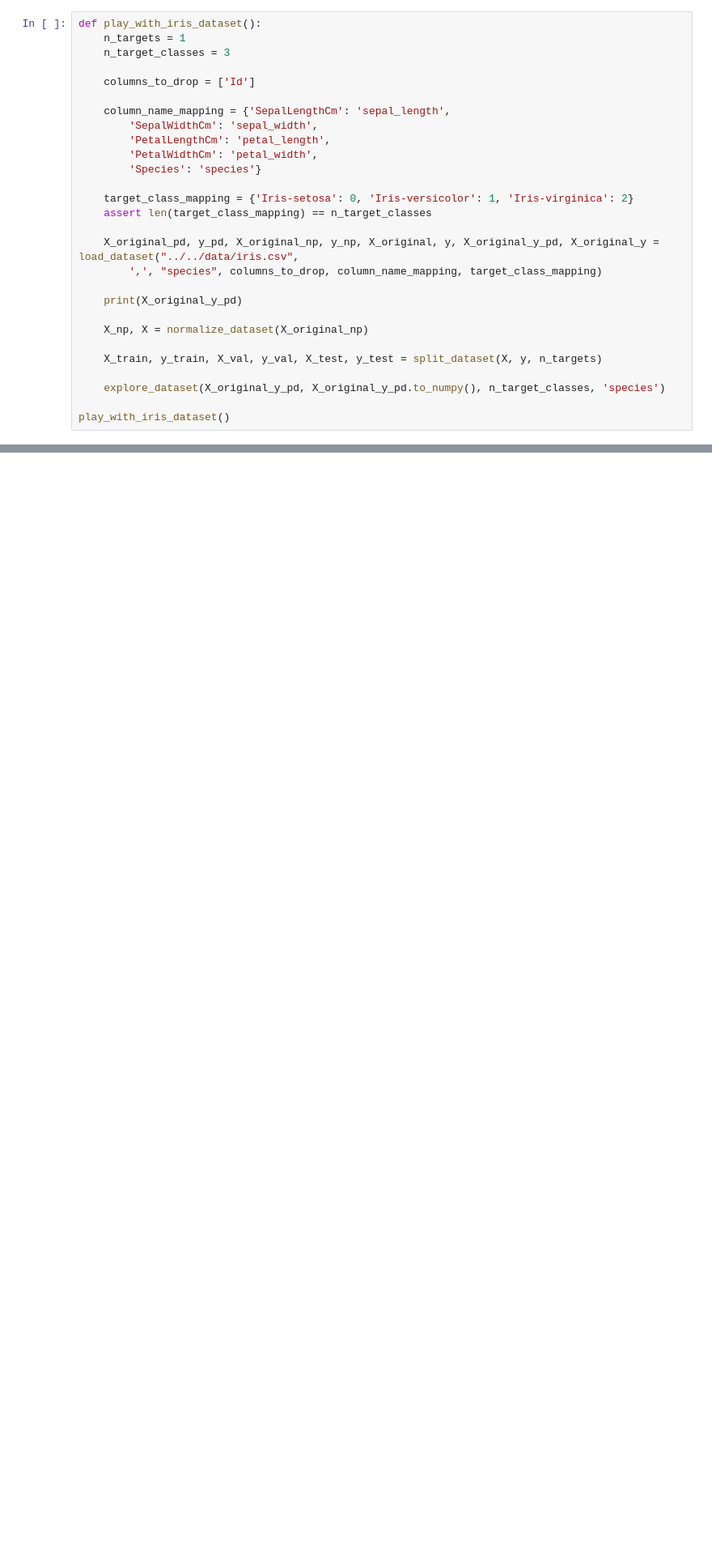
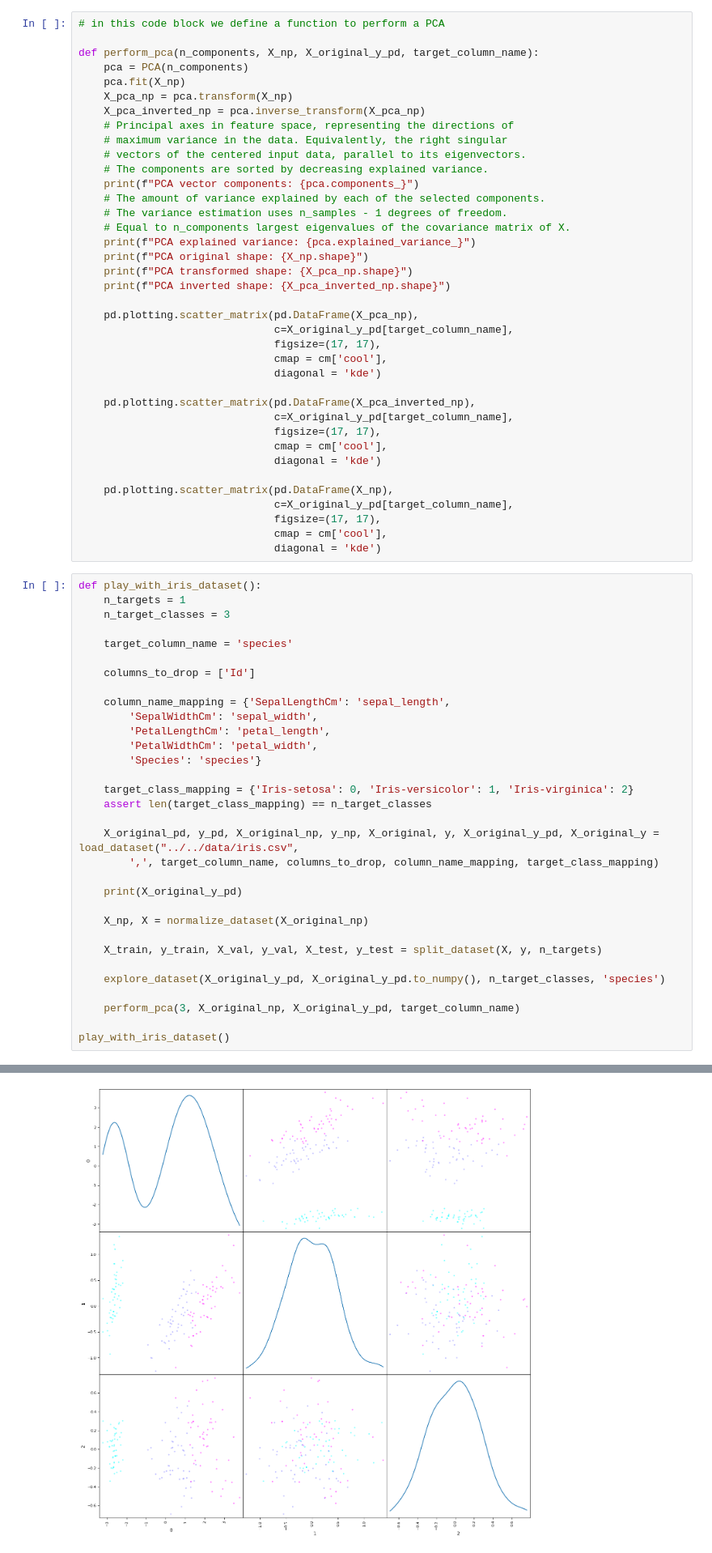
Before and after one commit to aisven/fullstack-ml-academy-homework, a Jupyter notebook: notepads/04-Representation-Learning/04-Representation-Learning.ipynb, the cells around one changed output, grey strips where cells are left out. Shown at 81% size. Saved outputs shown, nothing was run; the diff lists cells and outputs as text; blank space fills up the shorter version.

```diff
--- a/notepads/04-Representation-Learning/04-Representation-Learning.ipynb
+++ b/notepads/04-Representation-Learning/04-Representation-Learning.ipynb
@@ -243,10 +246,50 @@ def explore_dataset(X_original_y_pd, X_y_np, n_target_classes, target_column_nam
     predictive_power_scores_pd = pps.predictors(X_original_y_cat_pd, y=target_column_cat_name, output='df')
     predictive_power_scores_pd.style.background_gradient(cmap='twilight', low=0.0, high=1.0)
     print(predictive_power_scores_pd)
+# %%
+# in this code block we define a function to perform a PCA
+
+def perform_pca(n_components, X_np, X_original_y_pd, target_column_name):
+    pca = PCA(n_components)
+    pca.fit(X_np)
+    X_pca_np = pca.transform(X_np)
+    X_pca_inverted_np = pca.inverse_transform(X_pca_np)
+    # Principal axes in feature space, representing the directions of
+    # maximum variance in the data. Equivalently, the right singular
+    # vectors of the centered input data, parallel to its eigenvectors.
+    # The components are sorted by decreasing explained variance.
+    print(f"PCA vector components: {pca.components_}")
+    # The amount of variance explained by each of the selected components.
+    # The variance estimation uses n_samples - 1 degrees of freedom.
+    # Equal to n_components largest eigenvalues of the covariance matrix of X.
+    print(f"PCA explained variance: {pca.explained_variance_}")
+    print(f"PCA original shape: {X_np.shape}")
+    print(f"PCA transformed shape: {X_pca_np.shape}")
+    print(f"PCA inverted shape: {X_pca_inverted_np.shape}")
+
+    pd.plotting.scatter_matrix(pd.DataFrame(X_pca_np),
+                               c=X_original_y_pd[target_column_name],
+                               figsize=(17, 17),
+                               cmap = cm['cool'],
+                               diagonal = 'kde')
+
+    pd.plotting.scatter_matrix(pd.DataFrame(X_pca_inverted_np),
+                               c=X_original_y_pd[target_column_name],
+                               figsize=(17, 17),
+                               cmap = cm['cool'],
+                               diagonal = 'kde')
+
+    pd.plotting.scatter_matrix(pd.DataFrame(X_np),
+                               c=X_original_y_pd[target_column_name],
+                               figsize=(17, 17),
+                               cmap = cm['cool'],
+                               diagonal = 'kde')
 # %%
 def play_with_iris_dataset():
     n_targets = 1
     n_target_classes = 3
+
+    target_column_name = 'species'
 
     columns_to_drop = ['Id']
 
@@ -260,7 +303,7 @@ def play_with_iris_dataset():
     assert len(target_class_mapping) == n_target_classes
 
     X_original_pd, y_pd, X_original_np, y_np, X_original, y, X_original_y_pd, X_original_y = load_dataset("../../data/iris.csv",
-        ',', "species", columns_to_drop, column_name_mapping, target_class_mapping)
+        ',', target_column_name, columns_to_drop, column_name_mapping, target_class_mapping)
 
     print(X_original_y_pd)
 
@@ -270,6 +313,8 @@ def play_with_iris_dataset():
 
     explore_dataset(X_original_y_pd, X_original_y_pd.to_numpy(), n_target_classes, 'species')
 
+    perform_pca(3, X_original_np, X_original_y_pd, target_column_name)
+
 play_with_iris_dataset()
 # %% [output]
 n_samples=150
@@ -292 +337,2 @@ n_features=4
 [figure]
+[figure, added]
```
Also changed, not shown: parts of 3 cells of this notebook.
